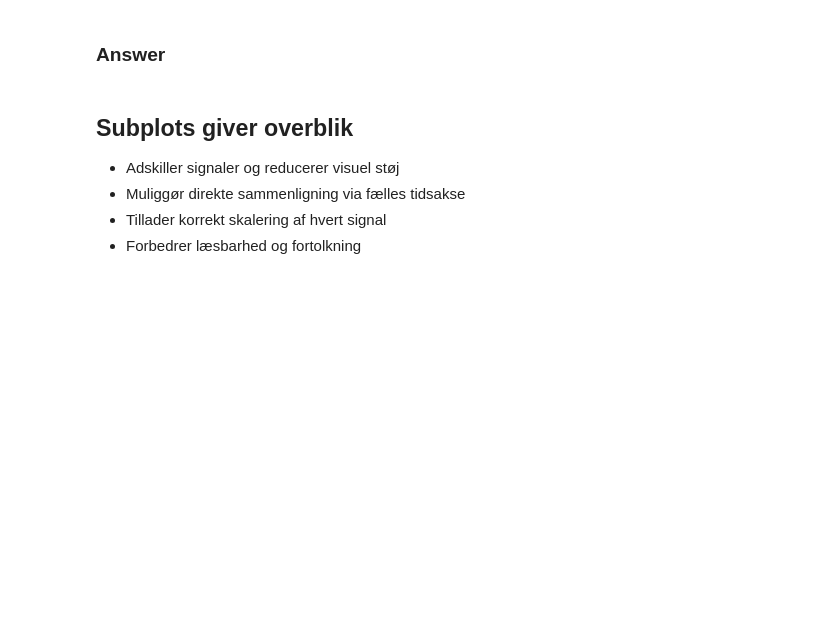
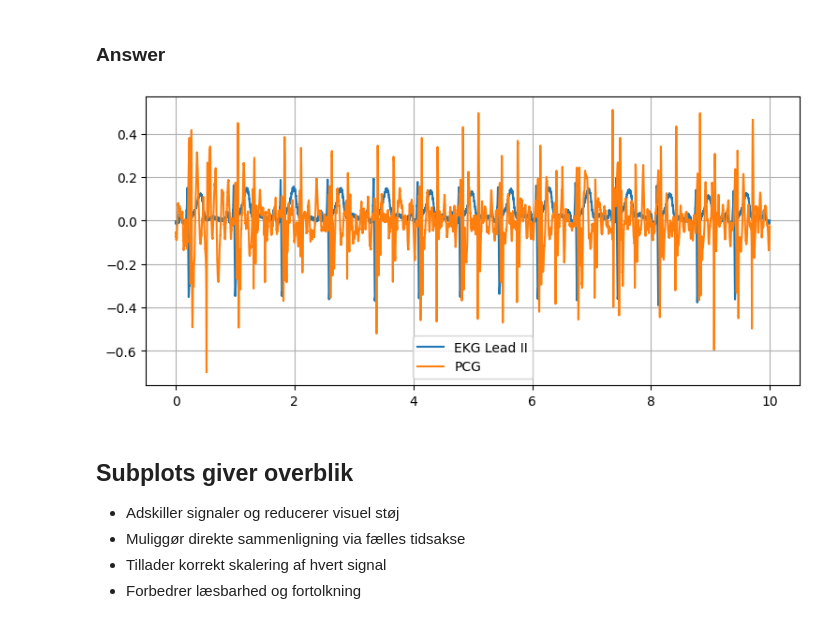
Before and after one commit to AAU-ST2-Programming/signals_2, a Jupyter notebook: signals_2_filtering.ipynb, the cells around one changed output. Drawn from its saved outputs; the diff is of its cells as text; code cells hidden in the pictures; blank space fills up the shorter version.

```diff
--- a/signals_2_filtering.ipynb
+++ b/signals_2_filtering.ipynb
@@ -226,13 +248,15 @@ Du er ansat som dataanalytiker på et hospital og har netop modtaget en fil med
 # %%
 import numpy as np
 import matplotlib.pyplot as plt
 filename = "files/ECGPCG.csv"
 timestamp, ecg, pcg = np.genfromtxt(filename,delimiter=",", skip_header=1, unpack=True)
 
 plt.plot(timestamp, ecg, label="EKG Lead II")
-plt.plot(timestamp, pcg, label="SCG")
+plt.plot(timestamp, pcg, label="PCG")
 plt.legend()
 plt.show()
+# %% [output]
+[figure, added]
 # %% [markdown]
 ## Subplots giver overblik
 
```
Also changed, not shown: parts of 15 cells of this notebook, 4 other files.
